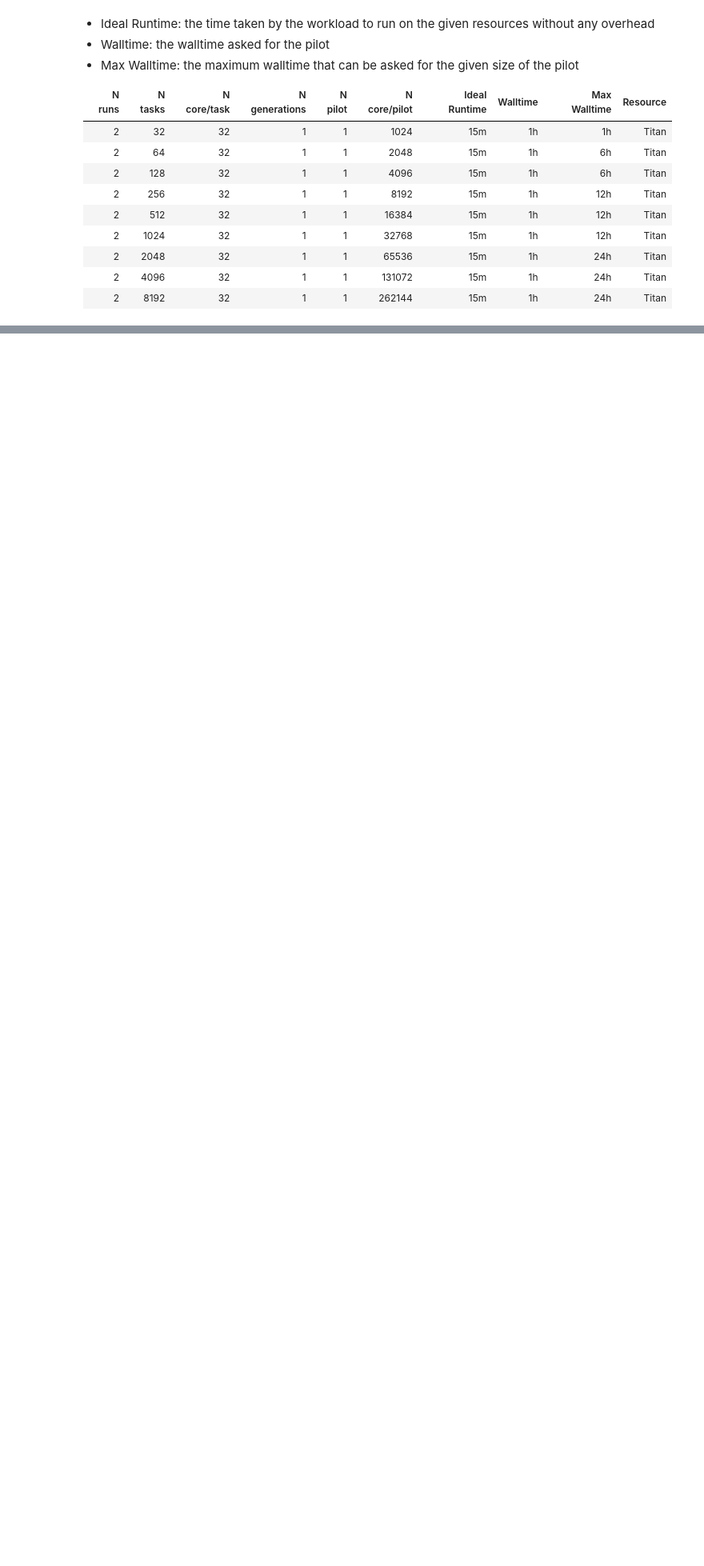
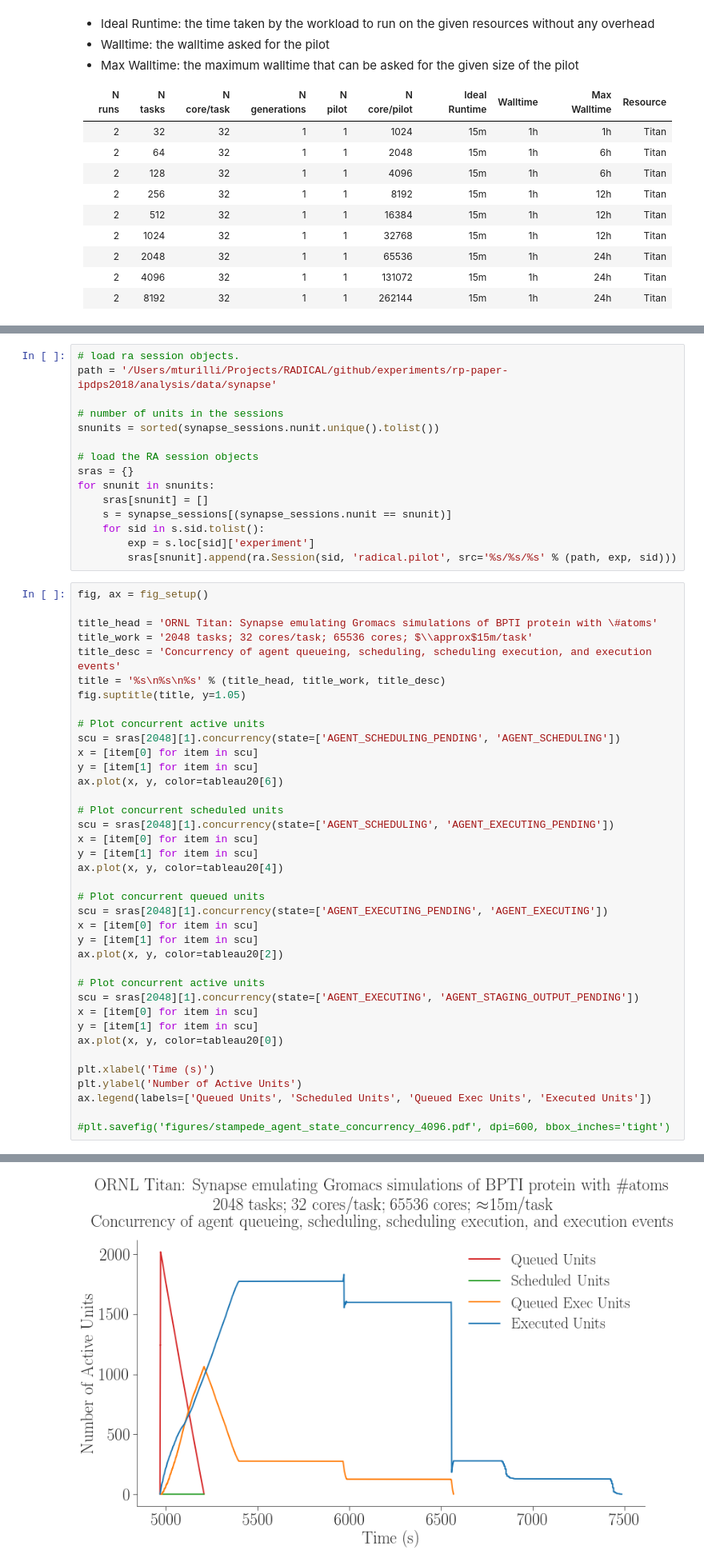
Before and after one commit to radical-experiments/rp.paper, a Jupyter notebook: analysis/rp_paper_ipdps2018.ipynb, the cells around one changed output, grey strips where cells are left out. Shown at 80% size. Drawn from its saved outputs; the diff is of its cells as text; blank space fills up the shorter version.

```diff
--- a/analysis/rp_paper_ipdps2018.ipynb
+++ b/analysis/rp_paper_ipdps2018.ipynb
@@ -199,0 +246,54 @@ ax.set_xlim(-0.5)
+# %%
+# load ra session objects.
+path = '/Users/mturilli/Projects/RADICAL/github/experiments/rp-paper-ipdps2018/analysis/data/synapse'
+
+# number of units in the sessions
+snunits = sorted(synapse_sessions.nunit.unique().tolist())
+
+# load the RA session objects
+sras = {}
+for snunit in snunits:
+    sras[snunit] = []
+    s = synapse_sessions[(synapse_sessions.nunit == snunit)]
+    for sid in s.sid.tolist():
+        exp = s.loc[sid]['experiment']
+        sras[snunit].append(ra.Session(sid, 'radical.pilot', src='%s/%s/%s' % (path, exp, sid)))
+# %%
+fig, ax = fig_setup()
+
+title_head = 'ORNL Titan: Synapse emulating Gromacs simulations of BPTI protein with \#atoms'
+title_work = '2048 tasks; 32 cores/task; 65536 cores; $\\approx$15m/task'
+title_desc = 'Concurrency of agent queueing, scheduling, scheduling execution, and execution events'
+title = '%s\n%s\n%s' % (title_head, title_work, title_desc)
+fig.suptitle(title, y=1.05)
+
+# Plot concurrent active units
+scu = sras[2048][1].concurrency(state=['AGENT_SCHEDULING_PENDING', 'AGENT_SCHEDULING'])
+x = [item[0] for item in scu]
+y = [item[1] for item in scu]
+ax.plot(x, y, color=tableau20[6])
+
+# Plot concurrent scheduled units
+scu = sras[2048][1].concurrency(state=['AGENT_SCHEDULING', 'AGENT_EXECUTING_PENDING'])
+x = [item[0] for item in scu]
+y = [item[1] for item in scu]
+ax.plot(x, y, color=tableau20[4])
+
+# Plot concurrent queued units
+scu = sras[2048][1].concurrency(state=['AGENT_EXECUTING_PENDING', 'AGENT_EXECUTING'])
+x = [item[0] for item in scu]
+y = [item[1] for item in scu]
+ax.plot(x, y, color=tableau20[2])
+
+# Plot concurrent active units
+scu = sras[2048][1].concurrency(state=['AGENT_EXECUTING', 'AGENT_STAGING_OUTPUT_PENDING'])
+x = [item[0] for item in scu]
+y = [item[1] for item in scu]
+ax.plot(x, y, color=tableau20[0])
+
+plt.xlabel('Time (s)')
+plt.ylabel('Number of Active Units')
+ax.legend(labels=['Queued Units', 'Scheduled Units', 'Queued Exec Units', 'Executed Units'])
+
+#plt.savefig('figures/stampede_agent_state_concurrency_4096.pdf', dpi=600, bbox_inches='tight')
+# %% [output]
@@ -200,3 +301,4 @@ ax.set_xlim(-0.5)
+[figure, added]
 # %% [markdown]
 # Gromacs
 
```
Also changed, not shown: parts of 4 cells of this notebook.
